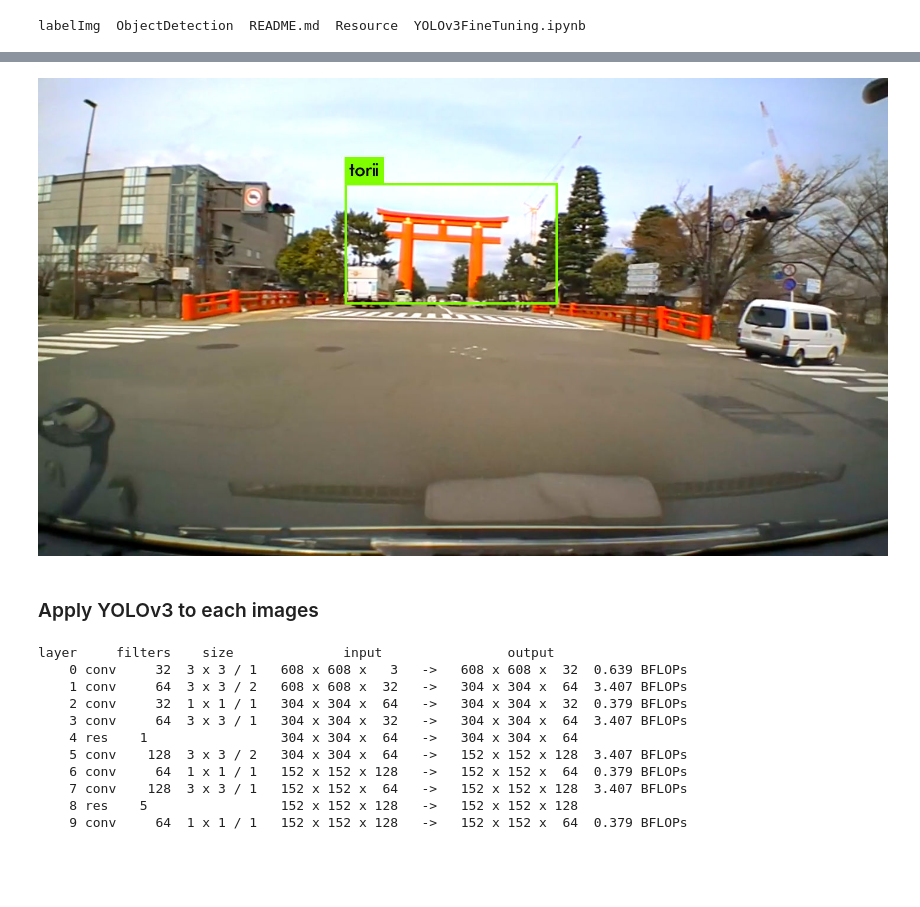
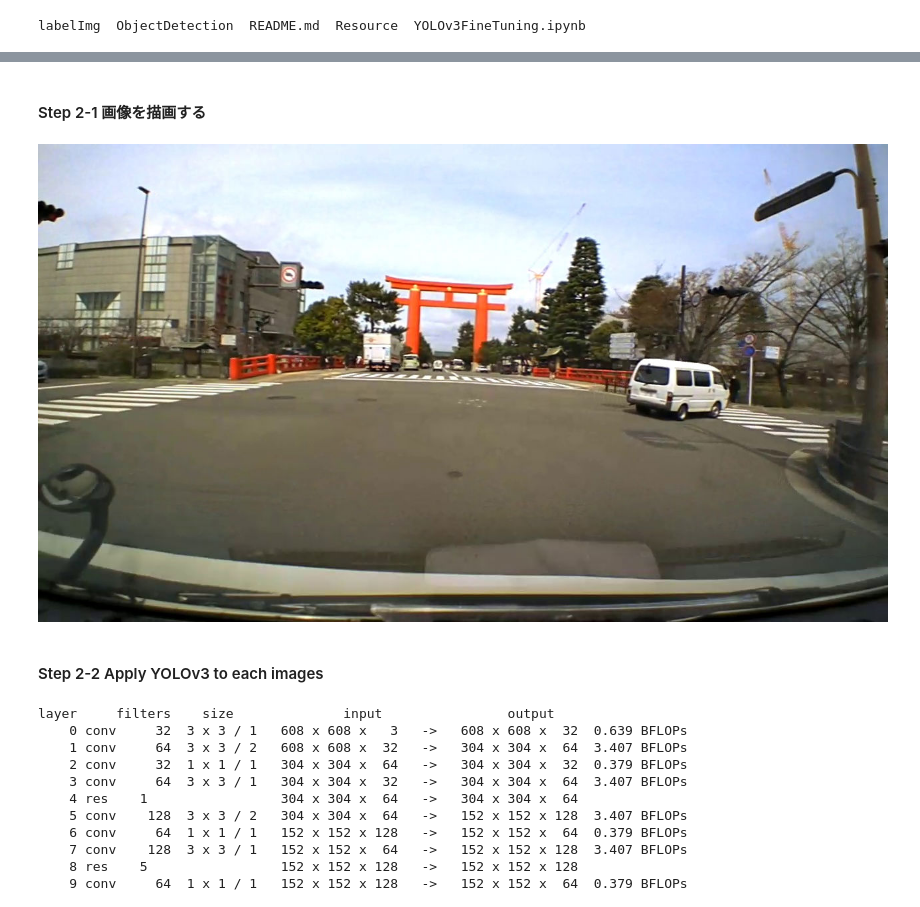
Before and after one commit to yohe4274/2020SpringSeminar, a Jupyter notebook: YOLOv3FineTuning.ipynb, the cells around one changed output, grey strips where cells are left out. Saved outputs shown, nothing was run; the diff lists cells and outputs as text; code cells hidden in the pictures; blank space fills up the shorter version.

```diff
--- a/YOLOv3FineTuning.ipynb
+++ b/YOLOv3FineTuning.ipynb
@@ -148,10 +129,12 @@ bash: line 11: /content/2020SpringSeminar/ObjectDetection/Resource/Validation/To
+# %% [markdown]
+#### Step 2-1 画像を描画する
 # %%
 from IPython.display import Image,display_jpeg
-display_jpeg(Image('JapaneseObjectDetection/predictions.jpg'))
+display_jpeg(Image('2020SpringSeminar/ObjectDetection/predictions.jpg'))
 # %% [output]
-[figure, old version]
+[figure, new version]
 # %% [markdown]
-### Apply YOLOv3 to each images
+#### Step 2-2 Apply YOLOv3 to each images
 # %%
 import os
 import glob
```
Also changed, not shown: parts of 8 cells of this notebook.
